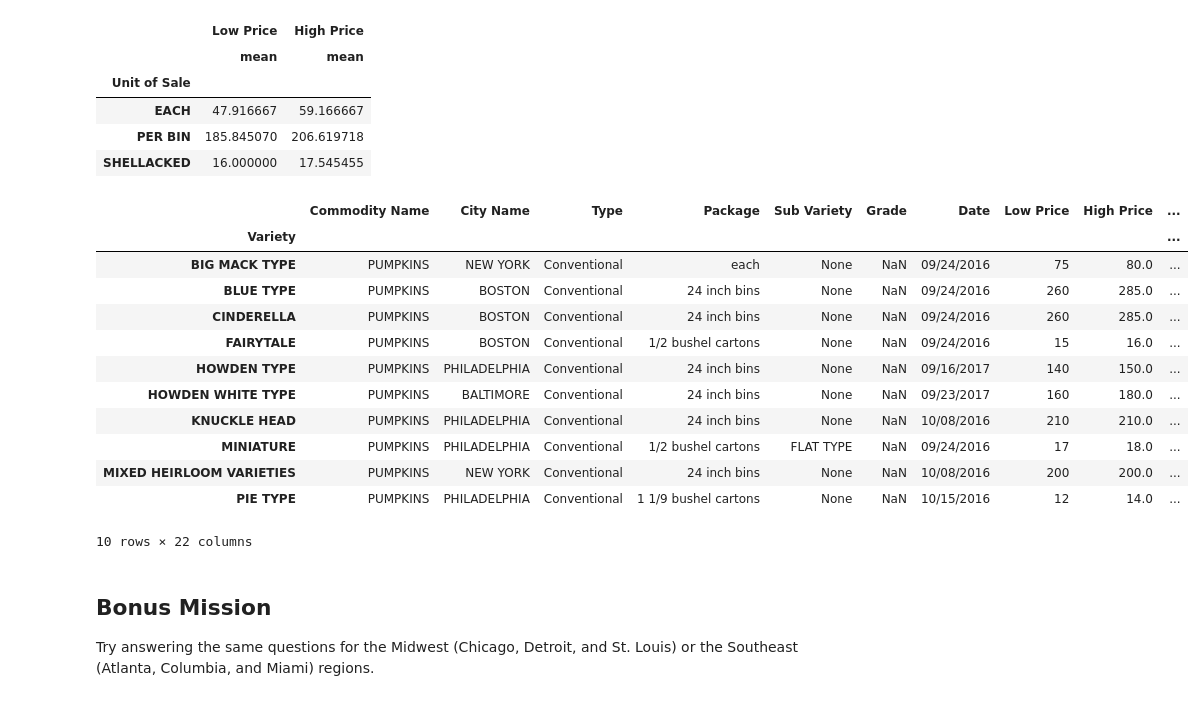
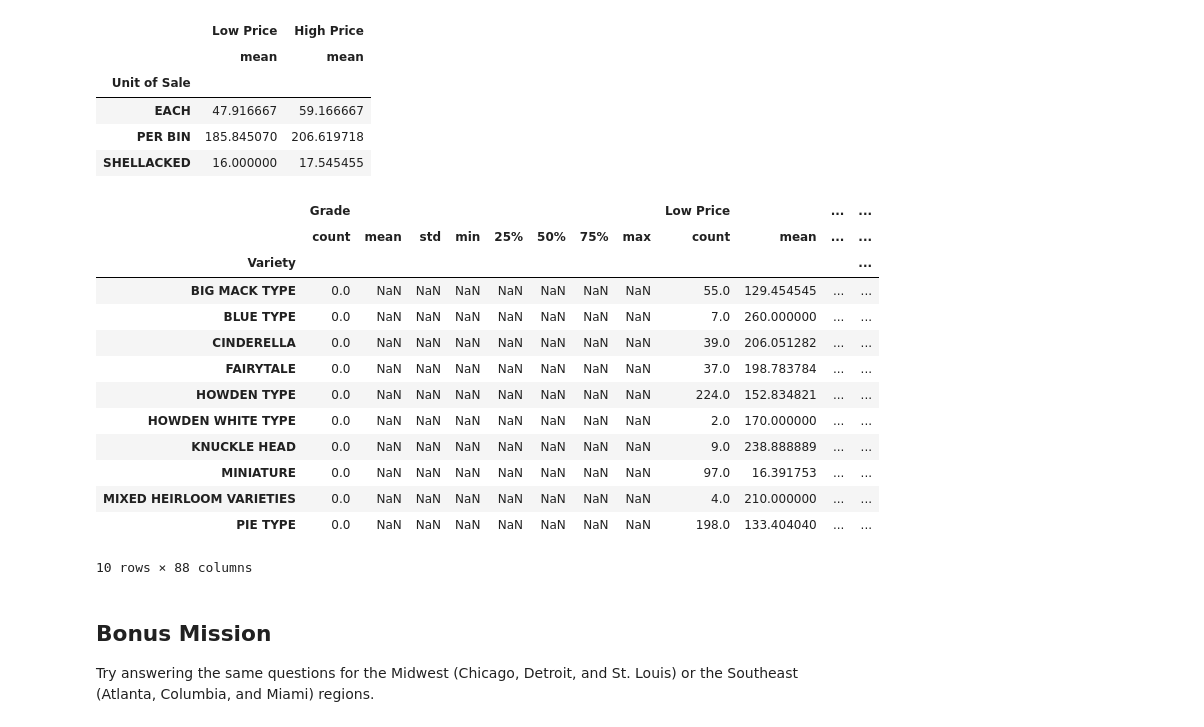
Before and after one commit to herediamichelle/data-manipulation, a Jupyter notebook: Data Manipulation Studio.ipynb, the cells around one changed output. Drawn from its saved outputs; the diff is of its cells as text; code cells hidden in the pictures.

```diff
--- a/Data Manipulation Studio.ipynb
+++ b/Data Manipulation Studio.ipynb
@@ -170,23 +170,25 @@ unit.agg({'Low Price': ['mean'], 'High Price':['mean']})
 # %%
 # Put your code here to find the average number of pumpkins coming into terminal markets of each variety.
 data.head()
 variety=data.groupby('Variety')
 variety.first()
-variety.agg({'Variety':['mean']})
+#variety.agg({'Variety':['mean']})
+variety.describe()
 # %% [output]
-|  | Commodity Name | City Name | Type | Package | Sub Variety | Grade | Date | Low Price | High Price | ... |
-| Variety |  |  |  |  |  |  |  |  |  | ... |
-| BIG MACK TYPE | PUMPKINS | NEW YORK | Conventional | each | None | NaN | 09/24/2016 | 75 | 80.0 | ... |
-| BLUE TYPE | PUMPKINS | BOSTON | Conventional | 24 inch bins | None | NaN | 09/24/2016 | 260 | 285.0 | ... |
-| CINDERELLA | PUMPKINS | BOSTON | Conventional | 24 inch bins | None | NaN | 09/24/2016 | 260 | 285.0 | ... |
-| FAIRYTALE | PUMPKINS | BOSTON | Conventional | 1/2 bushel cartons | None | NaN | 09/24/2016 | 15 | 16.0 | ... |
-| HOWDEN TYPE | PUMPKINS | PHILADELPHIA | Conventional | 24 inch bins | None | NaN | 09/16/2017 | 140 | 150.0 | ... |
-| HOWDEN WHITE TYPE | PUMPKINS | BALTIMORE | Conventional | 24 inch bins | None | NaN | 09/23/2017 | 160 | 180.0 | ... |
-| KNUCKLE HEAD | PUMPKINS | PHILADELPHIA | Conventional | 24 inch bins | None | NaN | 10/08/2016 | 210 | 210.0 | ... |
-| MINIATURE | PUMPKINS | PHILADELPHIA | Conventional | 1/2 bushel cartons | FLAT TYPE | NaN | 09/24/2016 | 17 | 18.0 | ... |
-| MIXED HEIRLOOM VARIETIES | PUMPKINS | NEW YORK | Conventional | 24 inch bins | None | NaN | 10/08/2016 | 200 | 200.0 | ... |
-| PIE TYPE | PUMPKINS | PHILADELPHIA | Conventional | 1 1/9 bushel cartons | None | NaN | 10/15/2016 | 12 | 14.0 | ... |
+|  | Grade |  |  |  |  |  |  |  | Low Price |  | ... | ... |
+|  | count | mean | std | min | 25% | 50% | 75% | max | count | mean | ... | ... |
+| Variety |  |  |  |  |  |  |  |  |  |  |  | ... |
+| BIG MACK TYPE | 0.0 | NaN | NaN | NaN | NaN | NaN | NaN | NaN | 55.0 | 129.454545 | ... | ... |
+| BLUE TYPE | 0.0 | NaN | NaN | NaN | NaN | NaN | NaN | NaN | 7.0 | 260.000000 | ... | ... |
+| CINDERELLA | 0.0 | NaN | NaN | NaN | NaN | NaN | NaN | NaN | 39.0 | 206.051282 | ... | ... |
+| FAIRYTALE | 0.0 | NaN | NaN | NaN | NaN | NaN | NaN | NaN | 37.0 | 198.783784 | ... | ... |
+| HOWDEN TYPE | 0.0 | NaN | NaN | NaN | NaN | NaN | NaN | NaN | 224.0 | 152.834821 | ... | ... |
+| HOWDEN WHITE TYPE | 0.0 | NaN | NaN | NaN | NaN | NaN | NaN | NaN | 2.0 | 170.000000 | ... | ... |
+| KNUCKLE HEAD | 0.0 | NaN | NaN | NaN | NaN | NaN | NaN | NaN | 9.0 | 238.888889 | ... | ... |
+| MINIATURE | 0.0 | NaN | NaN | NaN | NaN | NaN | NaN | NaN | 97.0 | 16.391753 | ... | ... |
+| MIXED HEIRLOOM VARIETIES | 0.0 | NaN | NaN | NaN | NaN | NaN | NaN | NaN | 4.0 | 210.000000 | ... | ... |
+| PIE TYPE | 0.0 | NaN | NaN | NaN | NaN | NaN | NaN | NaN | 198.0 | 133.404040 | ... | ... |
-10 rows × 22 columns
+10 rows × 88 columns
 # %% [markdown]
 ## Bonus Mission
 
```
